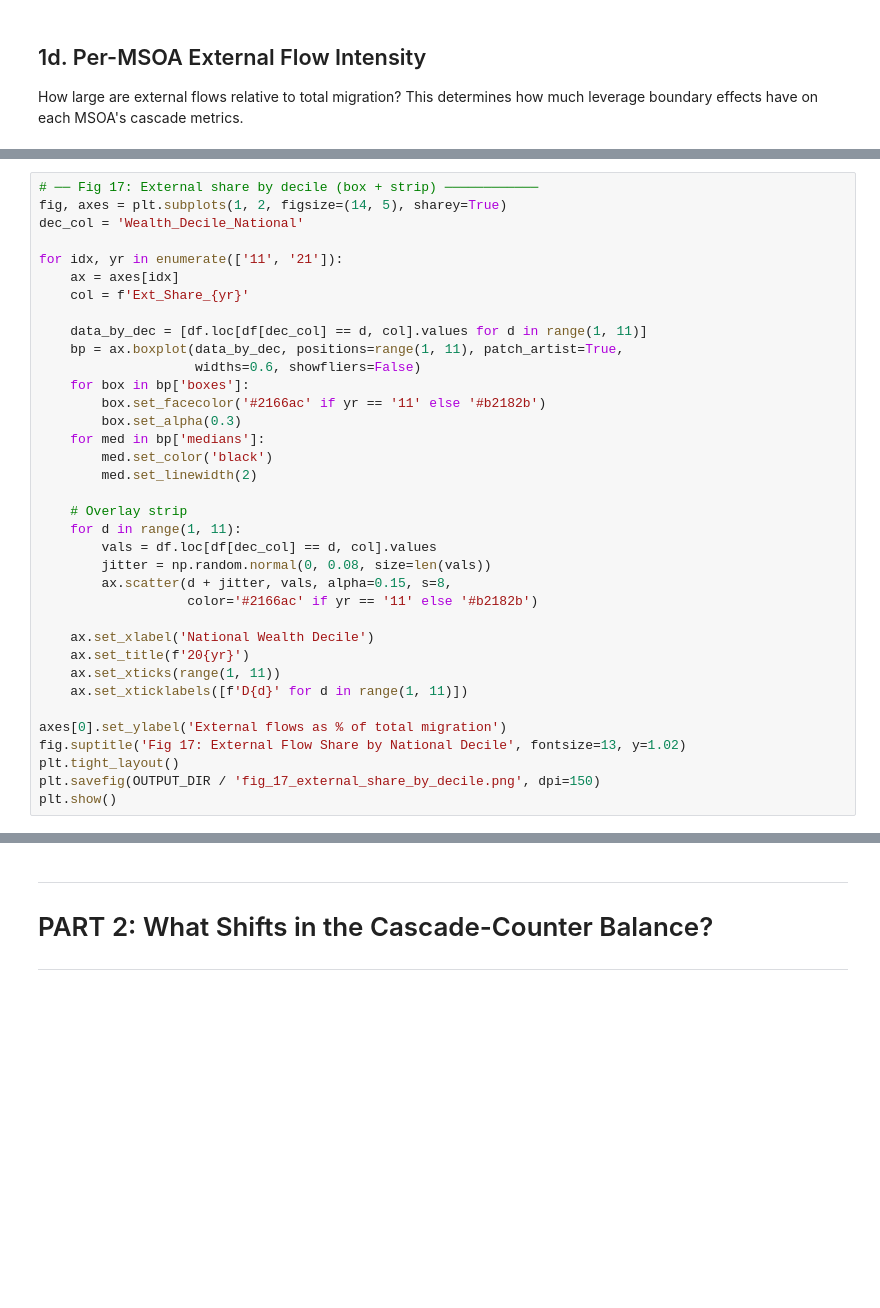
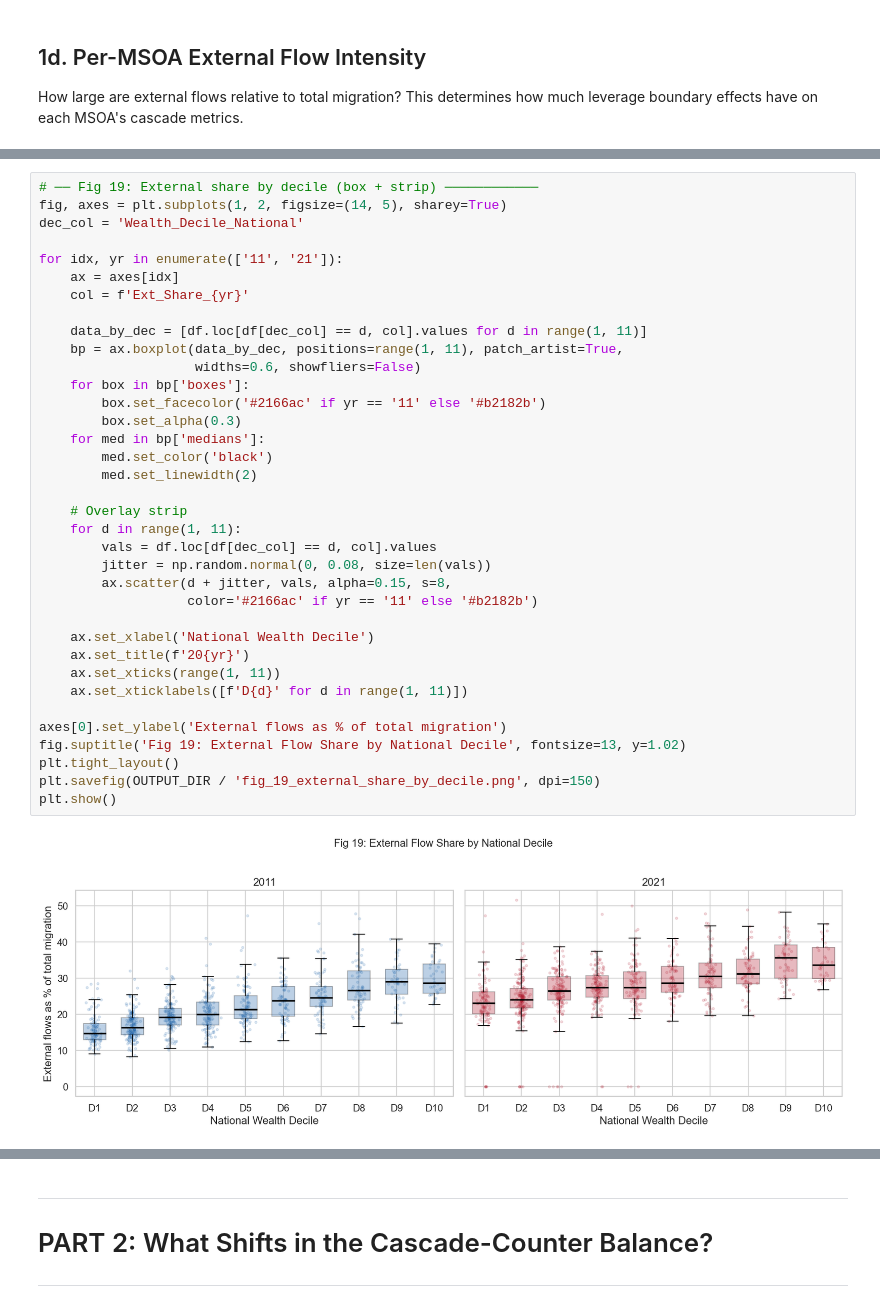
Before and after one commit to yxing82/CASA-Dissertation, a Jupyter notebook: scripts/eda_4_compare_natioanl_frame_and_london_only _20260624.ipynb, the cells around one changed output, grey strips where cells are left out. Cells and saved outputs as stored; diff of their text form; blank space fills up the shorter version.

```diff
--- a/scripts/eda_4_compare_natioanl_frame_and_london_only _20260624.ipynb
+++ b/scripts/eda_4_compare_natioanl_frame_and_london_only _20260624.ipynb
@@ -271,36 +392,38 @@ for yr in ['11', '21']:
 # %%
-# ── Fig 17: External share by decile (box + strip) ────────────
+# ── Fig 19: External share by decile (box + strip) ────────────
 fig, axes = plt.subplots(1, 2, figsize=(14, 5), sharey=True)
 dec_col = 'Wealth_Decile_National'
 
 for idx, yr in enumerate(['11', '21']):
     ax = axes[idx]
     col = f'Ext_Share_{yr}'
 
     data_by_dec = [df.loc[df[dec_col] == d, col].values for d in range(1, 11)]
     bp = ax.boxplot(data_by_dec, positions=range(1, 11), patch_artist=True,
                     widths=0.6, showfliers=False)
     for box in bp['boxes']:
         box.set_facecolor('#2166ac' if yr == '11' else '#b2182b')
         box.set_alpha(0.3)
     for med in bp['medians']:
         med.set_color('black')
         med.set_linewidth(2)
 
     # Overlay strip
     for d in range(1, 11):
         vals = df.loc[df[dec_col] == d, col].values
         jitter = np.random.normal(0, 0.08, size=len(vals))
         ax.scatter(d + jitter, vals, alpha=0.15, s=8,
                    color='#2166ac' if yr == '11' else '#b2182b')
 
     ax.set_xlabel('National Wealth Decile')
     ax.set_title(f'20{yr}')
     ax.set_xticks(range(1, 11))
     ax.set_xticklabels([f'D{d}' for d in range(1, 11)])
 
 axes[0].set_ylabel('External flows as % of total migration')
-fig.suptitle('Fig 17: External Flow Share by National Decile', fontsize=13, y=1.02)
+fig.suptitle('Fig 19: External Flow Share by National Decile', fontsize=13, y=1.02)
 plt.tight_layout()
-plt.savefig(OUTPUT_DIR / 'fig_17_external_share_by_decile.png', dpi=150)
+plt.savefig(OUTPUT_DIR / 'fig_19_external_share_by_decile.png', dpi=150)
 plt.show()
+# %% [output]
+[figure, added]
```
Also changed, not shown: parts of 24 cells of this notebook, 7 other files.
